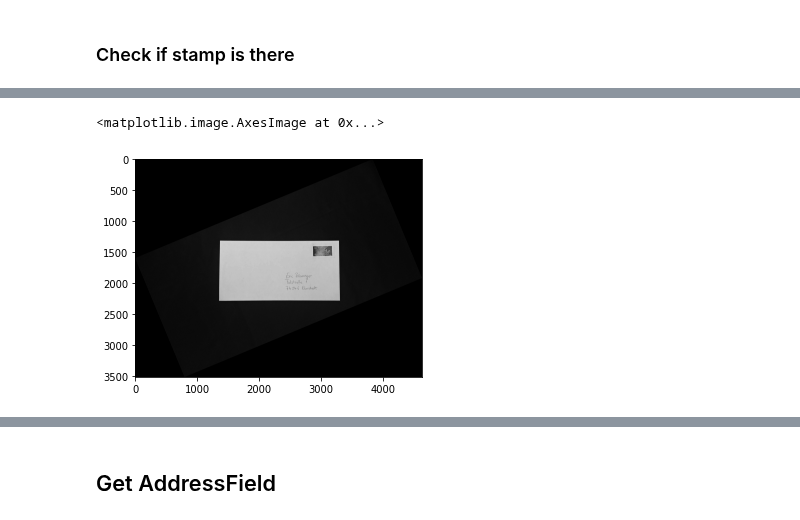
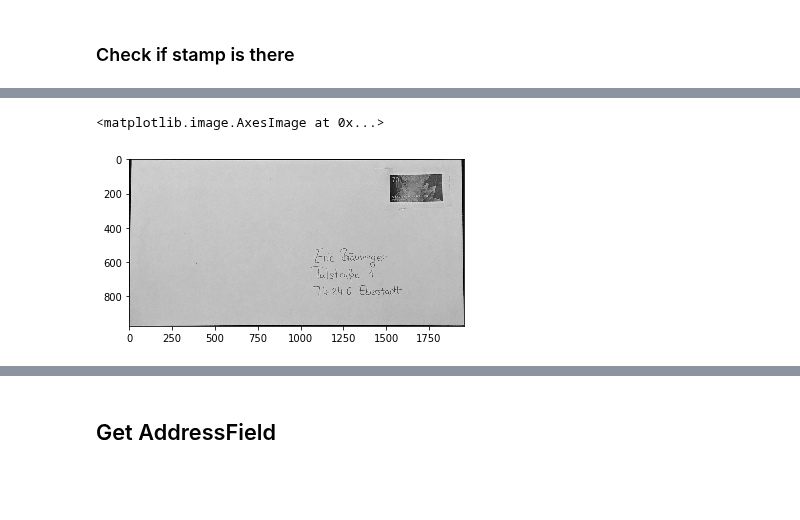
Before and after one commit to SimonStiegler/CRV_Postleitzahlerkennung, a Jupyter notebook: Programm.ipynb, the cells around one changed output, grey strips where cells are left out. Saved outputs shown, nothing was run; the diff lists cells and outputs as text; code cells hidden in the pictures; blank space fills up the shorter version.

Commit message:
added updated rotation of letter

```diff
--- a/Programm.ipynb
+++ b/Programm.ipynb
@@ -171,5 +205,5 @@ def findLetter(contours):
 # %%
-letterValue = findLetter(contours)
+letterValue = findLetter(aligned_image)
 if letterValue is None:
       raise SystemExit("letter not found")
 # Highlight the Contour of Find Letter and show center of Letter
@@ -248,6 +277,42 @@ Text(0.5, 1.0, 'correct-aligned')
+# %%
+def extractLetter(image):
+    #Preprocessing
+    gray = cv2.cvtColor(image, cv2.COLOR_BGR2GRAY)
+    th,binImg  = cv2.threshold(gray, 128, 255, cv2.THRESH_BINARY)
+    erode = cv2.erode(binImg,erodeKernel,iterations=1)
+    dilate = cv2.dilate(erode,dilateKernel,iterations=1)
+    #Not needed! canny = cv2.Canny(dilate,0,30)
+
+    #Rotate image wide side down
+    aligned_image,letterAngle = align_straight(dilate)
+    height, width = aligned_image.shape[:2]
+
+    #Extract ROI of letter and calculate pixel Size
+    letterValue = findLetter(aligned_image)
+    if letterValue is None:
+        raise SystemExit("letter not found")
+    xStart = int(letterValue["centerX"]-letterValue["width"]/2)
+    xEnd = int(letterValue["centerX"]+letterValue["width"]/2)
+    yStart = int(letterValue["centerY"]-letterValue["height"]/2)
+    yEnd = int(letterValue["centerY"]+letterValue["height"]/2)
+    letter = aligned_image[yStart:yEnd,xStart:xEnd]
+    pixelPerMM = letterValue["width"]/C_5_6_Metrics[0]
+
+    #Align images with stamp in the upper right corner
+    correct_aligned,turnAngle,found = align_correct(letter, pixelPerMM)
+
+    #Calculate turning angle and return extracted Letter
+    letterAngle = (letterAngle + turnAngle)%360
+
+    if found:
+        extracted = im.rotate_bound(gray,letterAngle)[yStart:yEnd,xStart:xEnd]
+    else:
+        extracted = im.rotate_bound(gray,letterAngle)[height-yEnd:height-yStart,width-xEnd:width-xStart]
+
+    return extracted, letterAngle, pixelPerMM
 # %%
-rotatedGray = im.rotate_bound(gray,letterAngle)
-plt.imshow(rotatedGray,cmap="gray")
+letterGray, letterAngle, pixelPerMM = extractLetter(image)
+plt.imshow(letterGray,cmap="gray")
 # %% [output]
 <matplotlib.image.AxesImage at 0x...>
-[figure, old version]
+[figure, new version]
```
Also changed, not shown: parts of 24 cells of this notebook.
